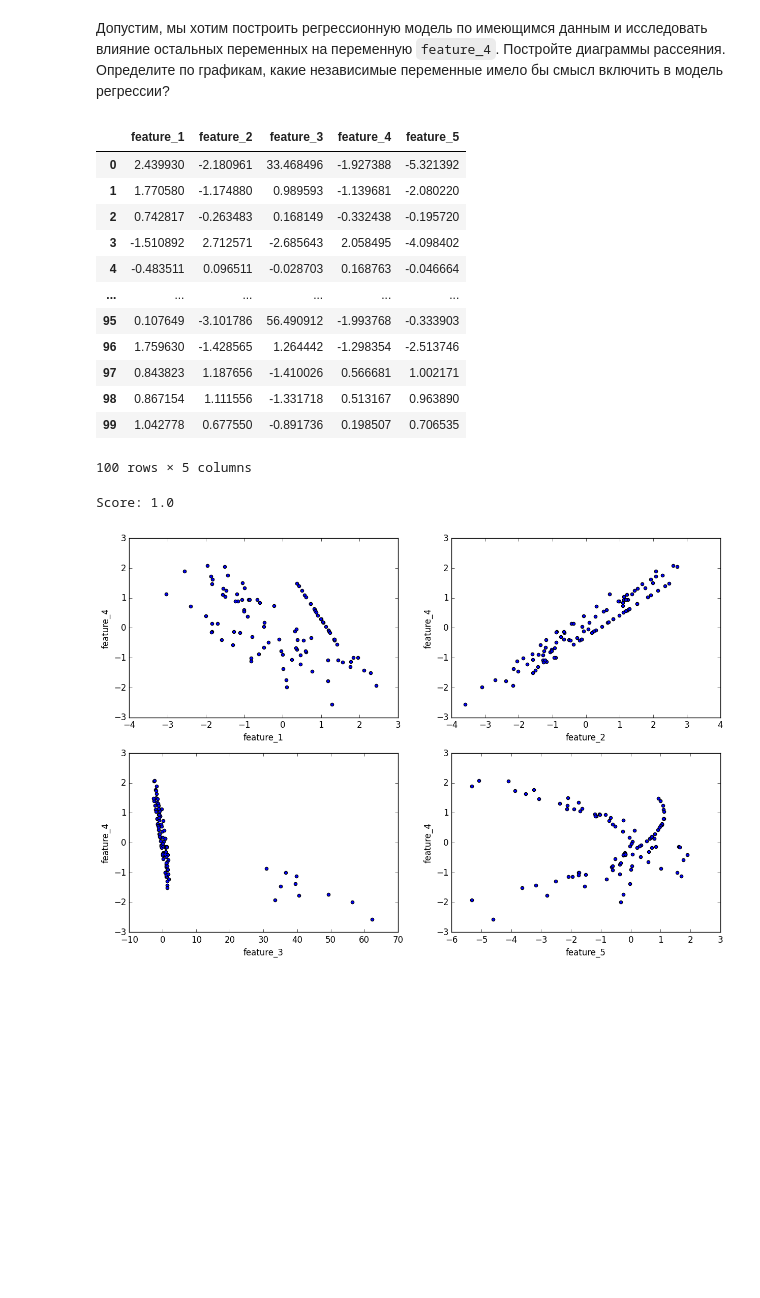
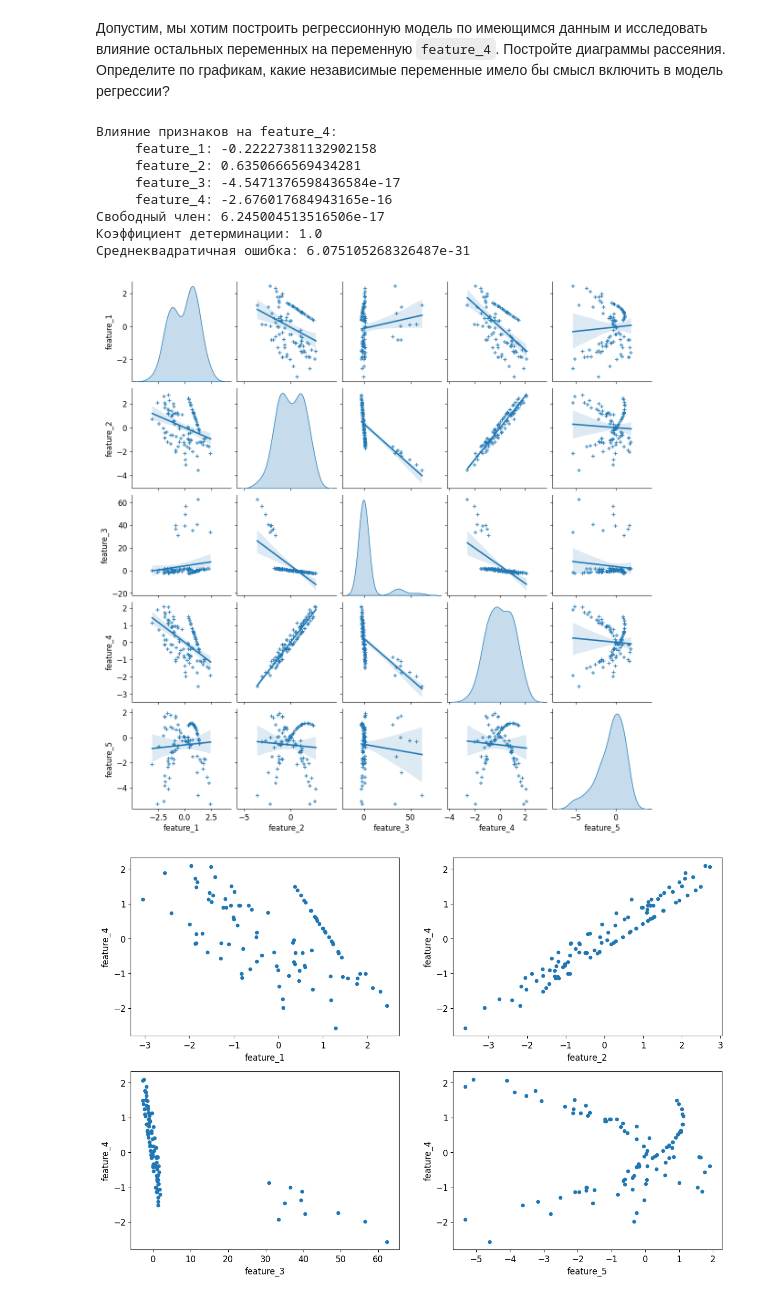
Before and after one commit to Andre-1970/Machine_learning_classical_algorithms_Sem4, a Jupyter notebook: Homework_3_6_jun_ml_EDA_hw.ipynb, the cells around one changed output. Cells and saved outputs as stored; diff of their text form; code cells hidden in the pictures; blank space fills up the shorter version.

```diff
--- a/Homework_3_6_jun_ml_EDA_hw.ipynb
+++ b/Homework_3_6_jun_ml_EDA_hw.ipynb
@@ -97,0 +101,16 @@ for i in range(1, 6):
+# %%
+"""Тест Шапиро-Уилка"""
+
+
+def stats_normal(data):
+    stat, p = sm.stats.diagnostic.normal_ad(data)  # альтернативный тест на нормальность
+    print(f'{data.name}\n'
+          f'    Statistics={round(stat, 3)}, p={round(p, 3)}')
+    if p > 0.05:
+        print('     Распределение похоже на нормальное')
+    else:
+        print('     Распределение не похоже на нормальное')
+
+
+for feature in df.columns:
+    stats_normal(df[feature])
@@ -139,25 +181,9 @@ max      2.439930    2.712571   62.381761    2.086148    1.902054
 * feature_5 имеет асимметричное распределение, с большим разбросом в правой части. Есть один выброс со значением -5.2, который находится за пределами усов.
 # %% [markdown]
 Допустим, мы хотим построить регрессионную модель по имеющимся данным и исследовать влияние остальных переменных на переменную `feature_4`. Постройте диаграммы рассеяния. Определите по графикам, какие независимые переменные имело бы смысл включить в модель регрессии?
-# %%
-df
-# %% [output]
-|  | feature_1 | feature_2 | feature_3 | feature_4 | feature_5 |
-| 0 | 2.439930 | -2.180961 | 33.468496 | -1.927388 | -5.321392 |
-| 1 | 1.770580 | -1.174880 | 0.989593 | -1.139681 | -2.080220 |
-| 2 | 0.742817 | -0.263483 | 0.168149 | -0.332438 | -0.195720 |
-| 3 | -1.510892 | 2.712571 | -2.685643 | 2.058495 | -4.098402 |
-| 4 | -0.483511 | 0.096511 | -0.028703 | 0.168763 | -0.046664 |
-| ... | ... | ... | ... | ... | ... |
-| 95 | 0.107649 | -3.101786 | 56.490912 | -1.993768 | -0.333903 |
-| 96 | 1.759630 | -1.428565 | 1.264442 | -1.298354 | -2.513746 |
-| 97 | 0.843823 | 1.187656 | -1.410026 | 0.566681 | 1.002171 |
-| 98 | 0.867154 | 1.111556 | -1.331718 | 0.513167 | 0.963890 |
-| 99 | 1.042778 | 0.677550 | -0.891736 | 0.198507 | 0.706535 |
-100 rows × 5 columns
 # %%
 # разделение признаков и целевой переменной
-X = df[['feature_1', 'feature_2', 'feature_3']]
+X = df.drop(['feature_4'], axis=1)
 y = df['feature_4']
 
 # разделение на обучающую и тестовую выборки
@@ -167,20 +193,42 @@ X_train, X_test, y_train, y_test = train_test_split(X, y, test_size=0.3, random_
 model = LinearRegression()
 model.fit(X_train, y_train)
 
-# оценка качества модели на тестовой выборке
-score = model.score(X_test, y_test)
-print('Score:', score)
+y_pred = model.predict(X_test)
+
+# Влияние остальных переменных на переменную feature_4:
+coefficients = model.coef_
+print('Влияние признаков на feature_4:')
+for i in range(len(coefficients)):
+    print('     feature_{}: {}'.format(i + 1, coefficients[i]))
+print('Свободный член:', model.intercept_)
+print('Коэффициент детерминации:', r2_score(y_test, y_pred))
+print('Среднеквадратичная ошибка:', mean_squared_error(y_test, y_pred))
 # %% [output]
-Score: 1.0
+Влияние признаков на feature_4:
+     feature_1: -0.22227381132902158
+     feature_2: 0.6350666569434281
+     feature_3: -4.5471376598436584e-17
+     feature_4: -2.676017684943165e-16
+Свободный член: 6.245004513516506e-17
+Коэффициент детерминации: 1.0
+Среднеквадратичная ошибка: 6.075105268326487e-31
 # %%
+# Диаграммы рассеяния
+
+sns.pairplot(df,
+             kind='reg', diag_kind='kde', markers='+')
+plt.show()
+
+
 fig, axes = plt.subplots(nrows=2, ncols=2, figsize=(15, 10))
 
 for i, feature in enumerate(df.columns.drop('feature_4')):
     df.plot.scatter(x=feature,
                     y='feature_4',
                     ax=axes[i // 2, i % 2])
 
 plt.show()
 # %% [output]
-[figure, old version]
+[figure, new version]
+[figure, added]
 # %% [markdown]
```
Also changed, not shown: parts of 7 cells of this notebook, 1 other file.
